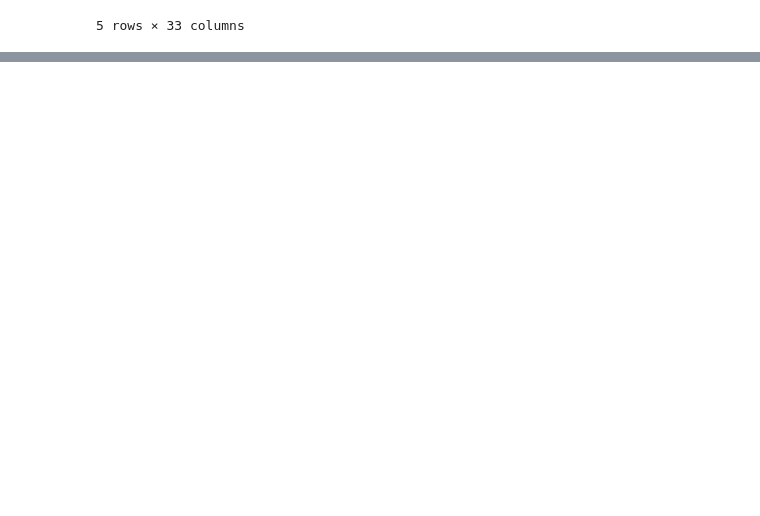
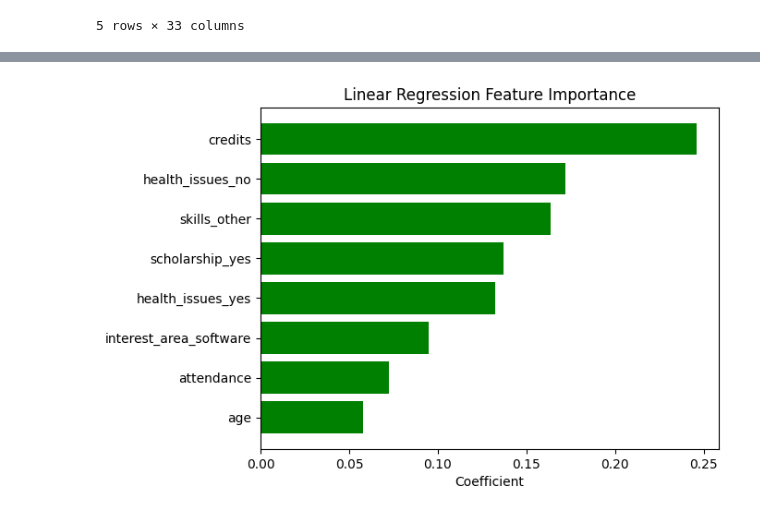
Before and after one commit to benberinsky/ds3026-final-project, a Jupyter notebook: scripts/prediction_and_model_evaluation.ipynb, the cells around one changed output, grey strips where cells are left out. Cells and saved outputs as stored; diff of their text form; code cells hidden in the pictures; blank space fills up the shorter version.

Commit message:
Finish linear regression

```diff
--- a/scripts/prediction_and_model_evaluation.ipynb
+++ b/scripts/prediction_and_model_evaluation.ipynb
@@ -30,3 +37,7 @@ data.head()
 
 X = data.drop(columns=['semester_gpa', 'cumulative_gpa'])
 y = data[['cumulative_gpa']]
+# %%
+# Perform train/test split
+
+X_train, X_test, y_train, y_test = train_test_split(X, y, train_size=0.8, random_state=3026)
@@ -32,0 +46,12 @@ y = data[['cumulative_gpa']]
+# %%
+# Standardize features
+
+scaler = StandardScaler()
+X_train_scaled = scaler.fit_transform(X_train)
+X_test_scaled = scaler.transform(X_test)
+# %%
+# Perform linear regression
+
+lr_model = LinearRegression()
+
+lr_model.fit(X_train_scaled, y_train)
@@ -32,0 +79,11 @@ y = data[['cumulative_gpa']]
+# %%
+# Evaluate feature importance
+
+feature_importance = pd.DataFrame({
+    "feature": X.columns,
+    "coefficient": abs(lr_model.coef_.ravel())
+})
+
+feature_importance = feature_importance.sort_values(by='coefficient', ascending=False)
+
+print(feature_importance)
@@ -32,0 +108,13 @@ y = data[['cumulative_gpa']]
+# %%
+# Visualize feature importance
+
+top_features = feature_importance.head(8)
+
+plt.figure()
+plt.barh(top_features['feature'], top_features['coefficient'], color="green")
+plt.title("Linear Regression Feature Importance")
+plt.xlabel("Coefficient")
+plt.gca().invert_yaxis()
+plt.show()
+# %% [output]
+[figure, added]
```
Also changed, not shown: parts of 7 cells of this notebook, 2 other files.
